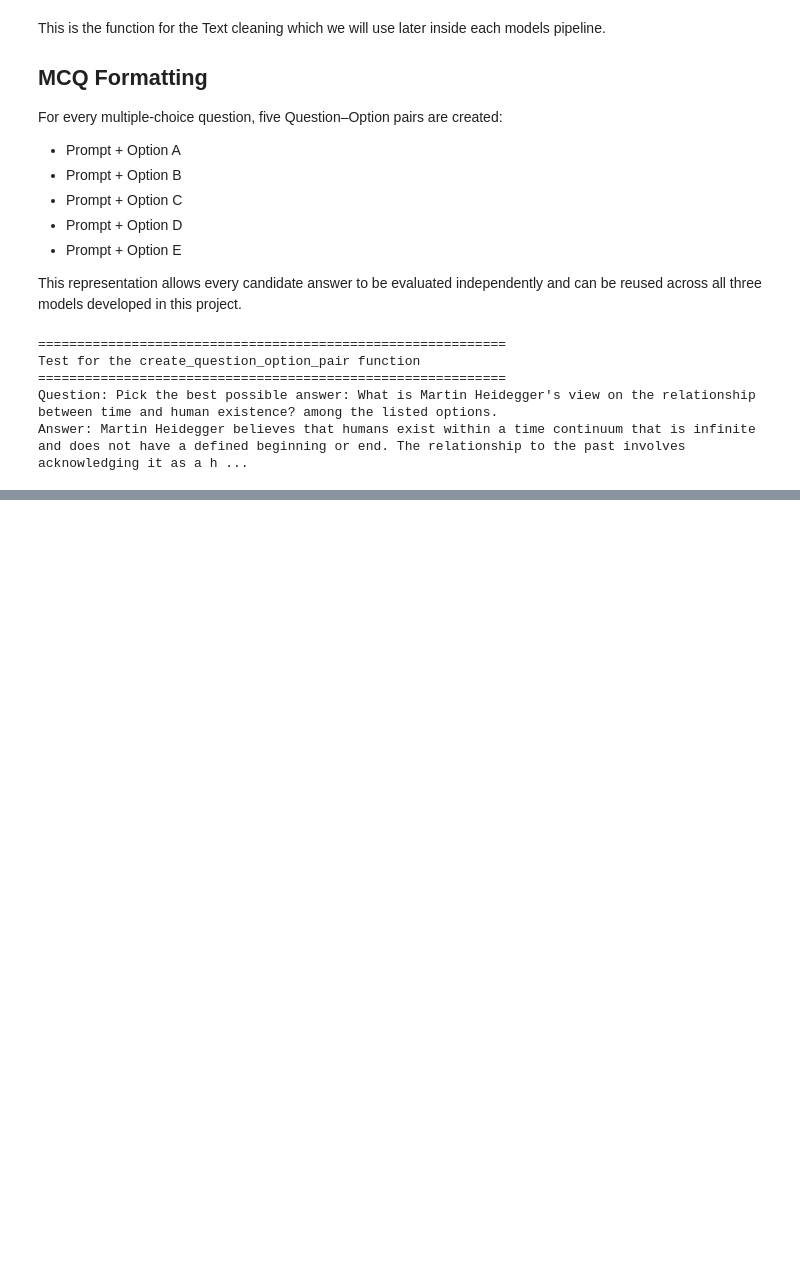
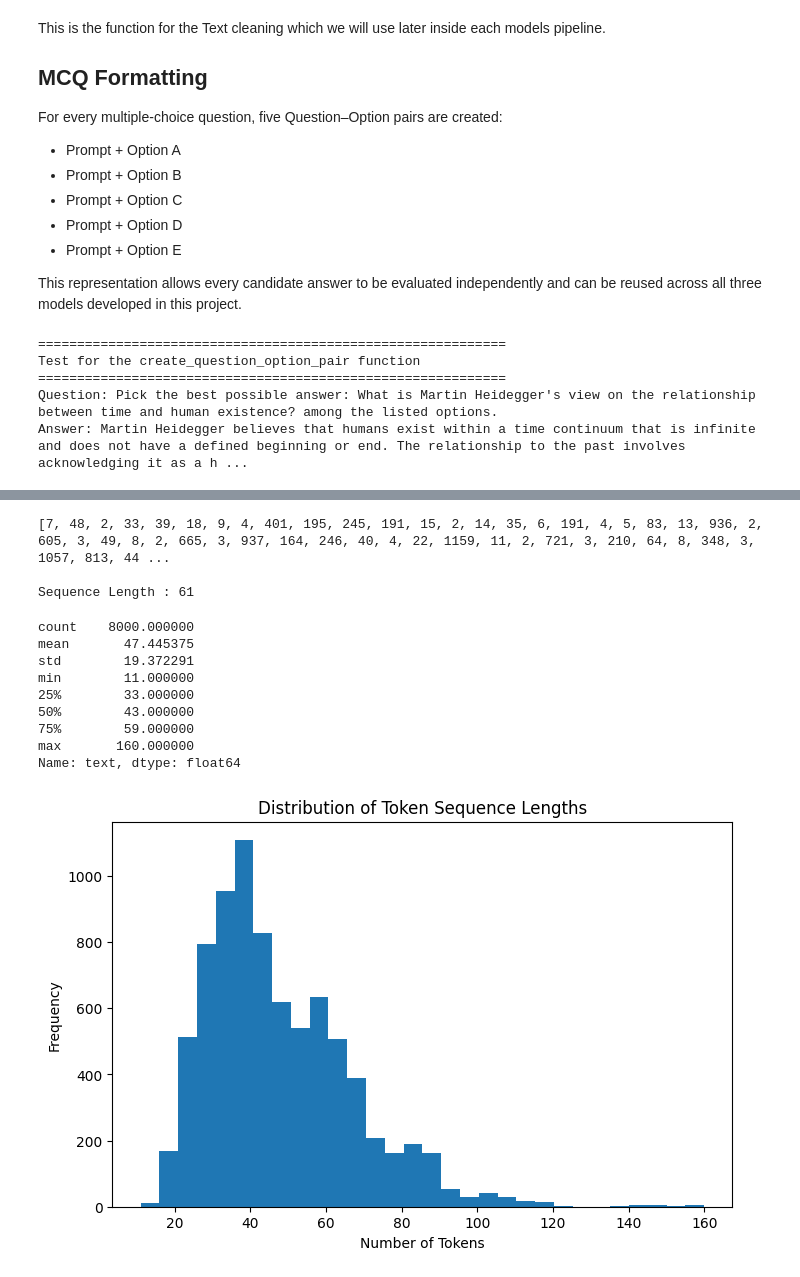
Before and after one commit to 24f3004946/DL-GenAI-t22026, a Jupyter notebook: notebooks/DL-24f3004946-notebook-t22026.ipynb, the cells around one changed output, grey strips where cells are left out. Drawn from its saved outputs; the diff is of its cells as text; code cells hidden in the pictures; blank space fills up the shorter version.

```diff
--- a/notebooks/DL-24f3004946-notebook-t22026.ipynb
+++ b/notebooks/DL-24f3004946-notebook-t22026.ipynb
@@ -362,0 +370,4 @@ Data Preprocessing
+# %%
+train_cc.drop(
+    columns=["prompt_length","A_length","B_length","C_length","D_length","E_length"],inplace=True
+)
@@ -520,0 +1117,56 @@ Answer: Martin Heidegger believes that humans exist within a time continuum that
+# %%
+# Numerical Encoding
+
+def encode_text(text, vocab):
+
+    tokens = tokenize(text)
+
+    encoded = [
+        vocab.get(token, vocab["<UNK>"])
+        for token in tokens
+    ]
+
+    return encoded
+
+sample_encoded = encode_text(
+    expanded_train.iloc[0]["text"],
+    vocab
+)
+
+print(sample_encoded)
+print()
+
+print("Sequence Length :", len(sample_encoded))
+# %% [output]
+[7, 48, 2, 33, 39, 18, 9, 4, 401, 195, 245, 191, 15, 2, 14, 35, 6, 191, 4, 5, 83, 13, 936, 2, 605, 3, 49, 8, 2, 665, 3, 937, 164, 246, 40, 4, 22, 1159, 11, 2, 721, 3, 210, 64, 8, 348, 3, 1057, 813, 44 ...
+
+Sequence Length : 61
+# %%
+# Sequence Length Analysis
+
+sequence_lengths = expanded_train["text"].apply(
+    lambda text: len(encode_text(text, vocab))
+)
+
+display(sequence_lengths.describe())
+
+plt.figure(figsize=(8, 5))
+
+plt.hist(sequence_lengths, bins=30)
+
+plt.title("Distribution of Token Sequence Lengths")
+plt.xlabel("Number of Tokens")
+plt.ylabel("Frequency")
+
+plt.show()
+# %% [output]
+count    8000.000000
+mean       47.445375
+std        19.372291
+min        11.000000
+25%        33.000000
+50%        43.000000
+75%        59.000000
+max       160.000000
+Name: text, dtype: float64
+[figure, added]
```
Also changed, not shown: parts of 112 cells of this notebook.
